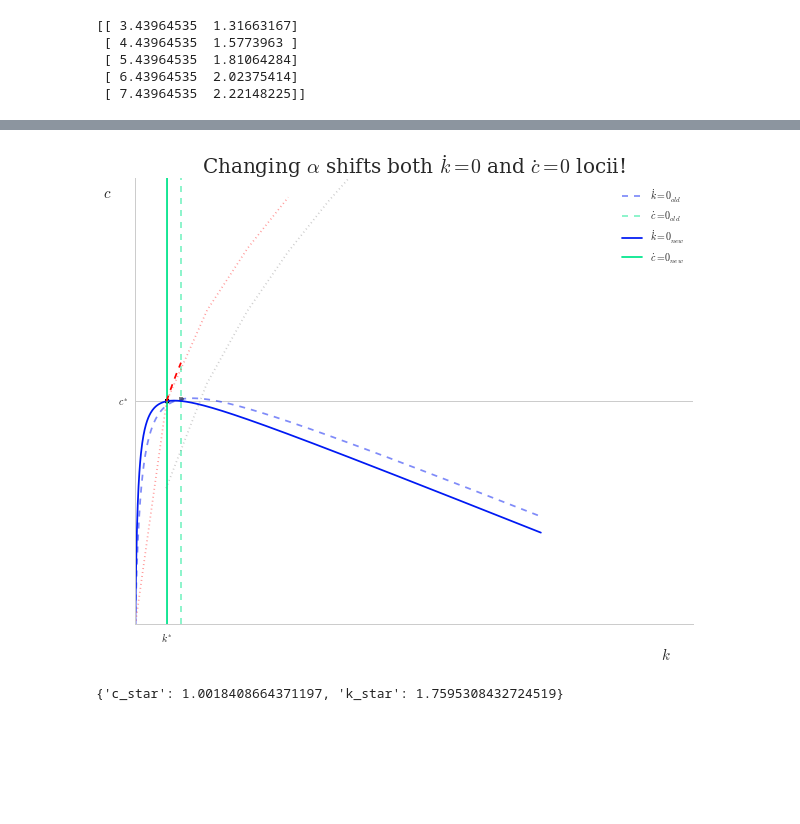
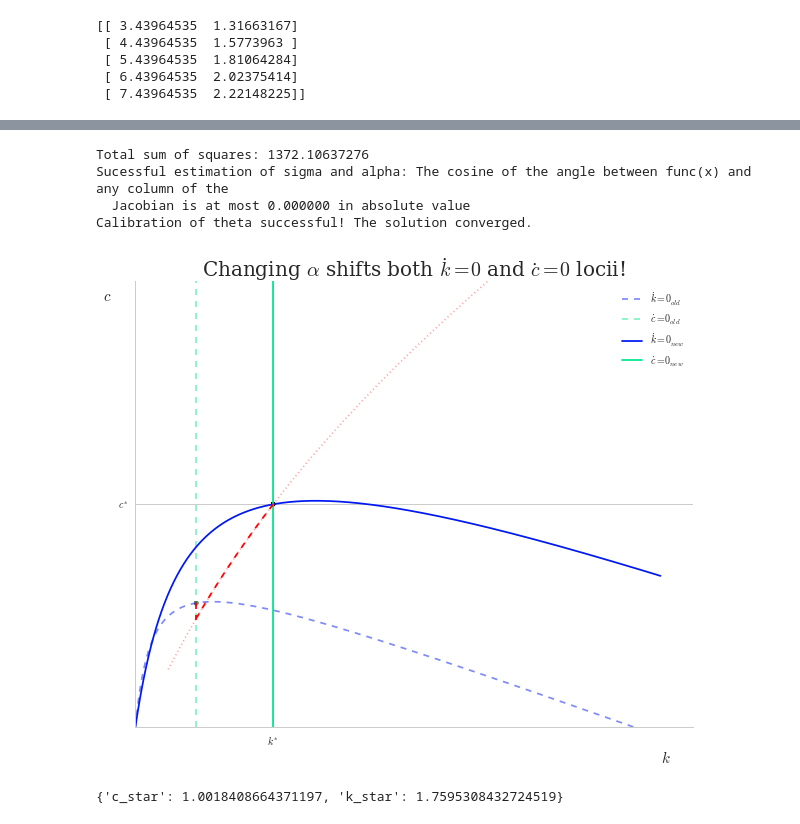
Before and after one commit to crisla/numerical-methods, a Jupyter notebook: labs/lab-2/lab-2.ipynb, the cells around one changed output, grey strips where cells are left out. Cells and saved outputs as stored; diff of their text form; code cells hidden in the pictures; blank space fills up the shorter version.

```diff
--- a/labs/lab-2/lab-2.ipynb
+++ b/labs/lab-2/lab-2.ipynb
@@ -1643,11 +1651,16 @@ plt.show()
+# %%
+ramsey.calibrate_ces(model, iso3_code='GBR', bounds=[1950, 2011], sigma0=0.5, alpha0=0.5, theta0=2.5, rho=0.04)
+# %% [output]
+Total sum of squares: 1372.10637276
+Sucessful estimation of sigma and alpha: The cosine of the angle between func(x) and any column of the
+  Jacobian is at most 0.000000 in absolute value
+Calibration of theta successful! The solution converged.
 # %%
 plt.figure(figsize=(10,8))
-ss_traj = np.vstack((np.flipud(ms_lower_reverse),ms_upper_reverse))
-model.plot_phase_diagram(gridmax=10, N=1000, arrows=False, param='alpha', shock=0.5, plot_traj=True, plot_manif=True)
-plt.plot(ss_traj[:,0],ss_traj[:,1],alpha=0.4,ls=":",c='grey')
+model.plot_phase_diagram(gridmax=30, N=1000, arrows=False, param='alpha', shock=1.5, reset=True, plot_traj=True, plot_manif=True)
 plt.show()
 # %% [output]
-[figure, old version]
+[figure, new version]
 # %%
 model.steady_state.values
 # %% [output]
```
Also changed, not shown: parts of 6 cells of this notebook, 2 other files.
